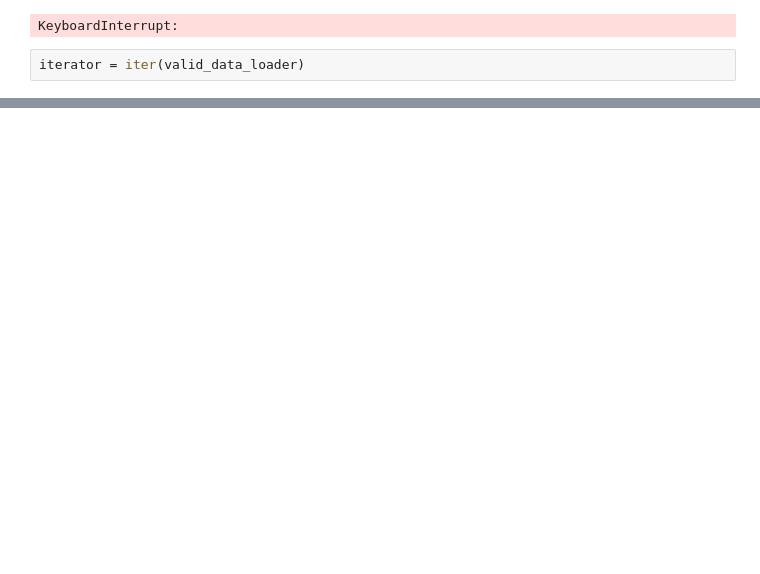
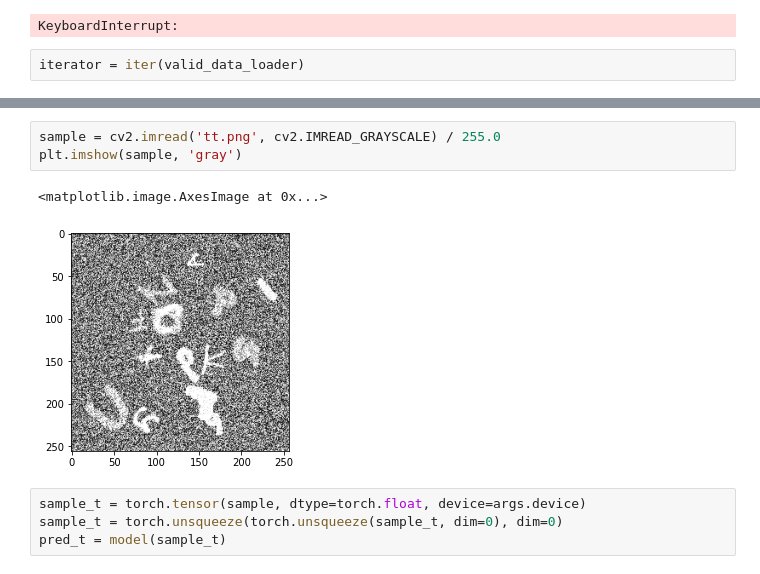
Before and after one commit to hyunseoki/dacon_dirty_mnist_1st, a Jupyter notebook: autoencoder.ipynb, the cells around one changed output, grey strips where cells are left out. Cells and saved outputs as stored; diff of their text form; blank space fills up the shorter version.

```diff
--- a/autoencoder.ipynb
+++ b/autoencoder.ipynb
@@ -334,0 +412,10 @@ plt.plot()
+# %%
+sample = cv2.imread('tt.png', cv2.IMREAD_GRAYSCALE) / 255.0
+plt.imshow(sample, 'gray')
+# %% [output]
+<matplotlib.image.AxesImage at 0x...>
+[figure, added]
+# %%
+sample_t = torch.tensor(sample, dtype=torch.float, device=args.device)
+sample_t = torch.unsqueeze(torch.unsqueeze(sample_t, dim=0), dim=0)
+pred_t = model(sample_t)
```
Also changed, not shown: parts of 26 cells of this notebook, 4 other files.
